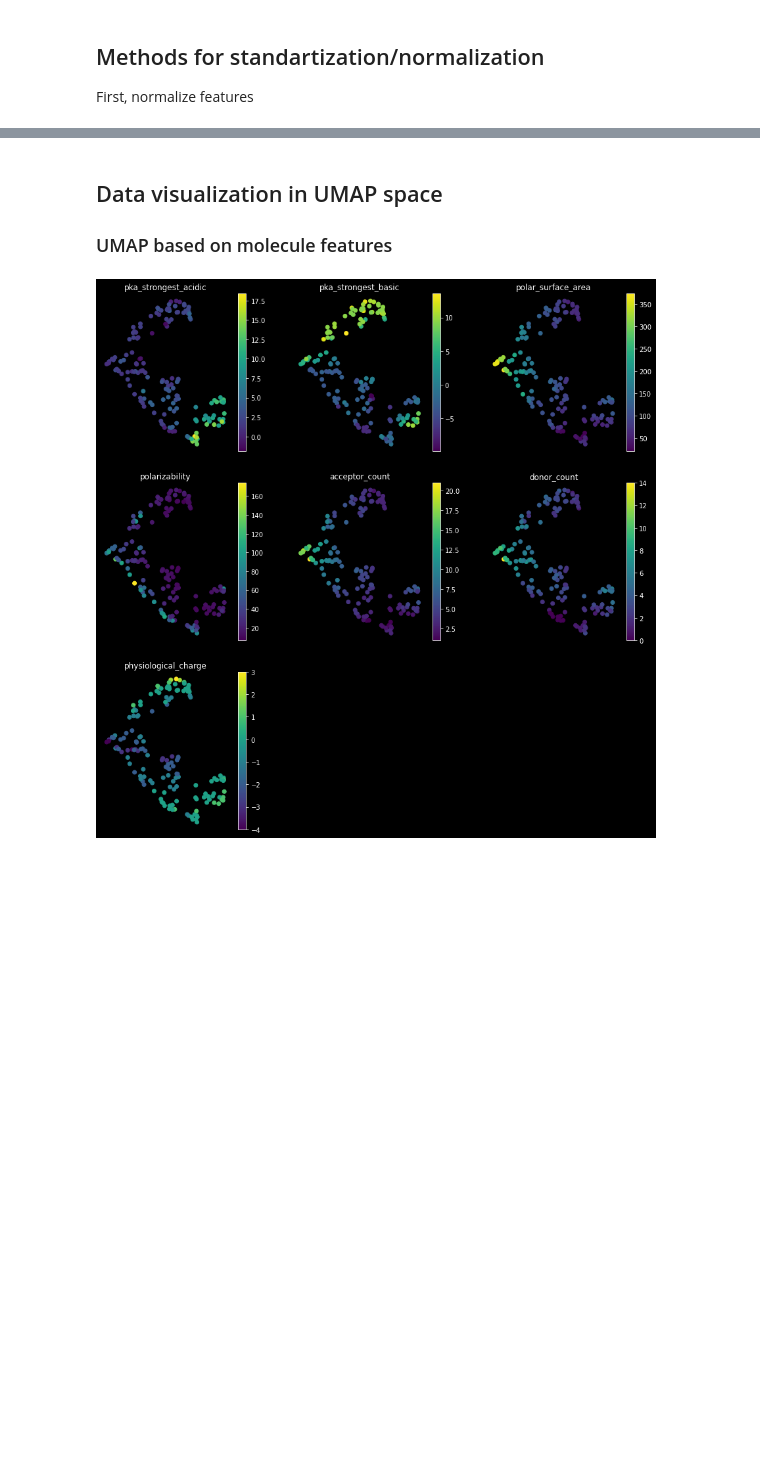
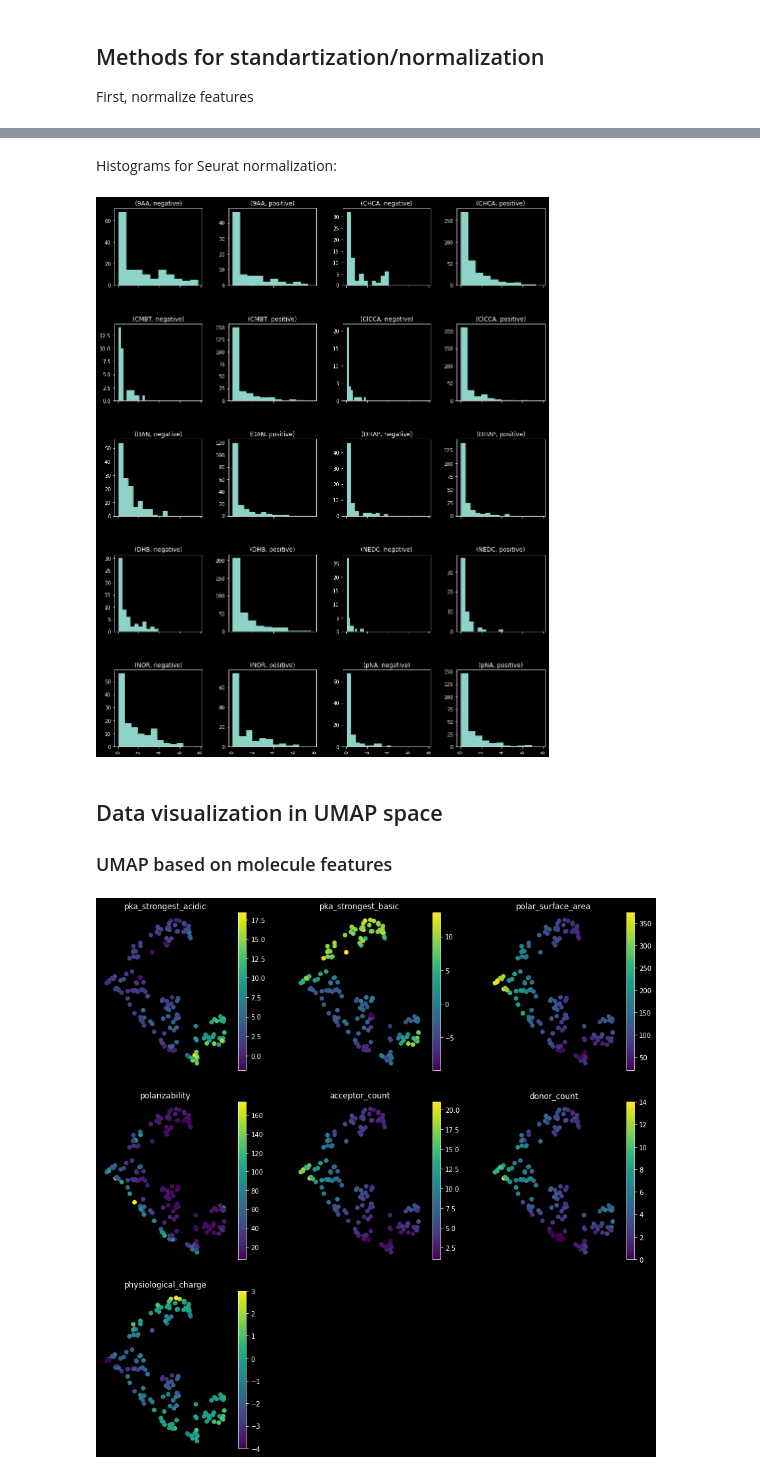
Before and after one commit to alexandrovteam/predicting-APMALDI-response, a Jupyter notebook: notebooks/regression.ipynb, the cells around one changed output, grey strips where cells are left out. Cells and saved outputs as stored; diff of their text form; code cells hidden in the pictures; blank space fills up the shorter version.

```diff
--- a/notebooks/regression.ipynb
+++ b/notebooks/regression.ipynb
@@ -334,3 +325,13 @@ norm_intensities
+# %% [markdown]
+Histograms for Seurat normalization:
+# %%
+fig = plt.figure(figsize = (15,20))
+ax = fig.gca()
+
+
+_ = intensities[intensities["spot_intensity"] > 100].hist("norm_intensity_seurat", by=["Matrix short", "Polarity"], ax=ax, sharex=True)
+# %% [output]
+[figure, added]
 # %% [markdown]
 ## Data visualization in UMAP space
 
```
Also changed, not shown: parts of 10 cells of this notebook.
